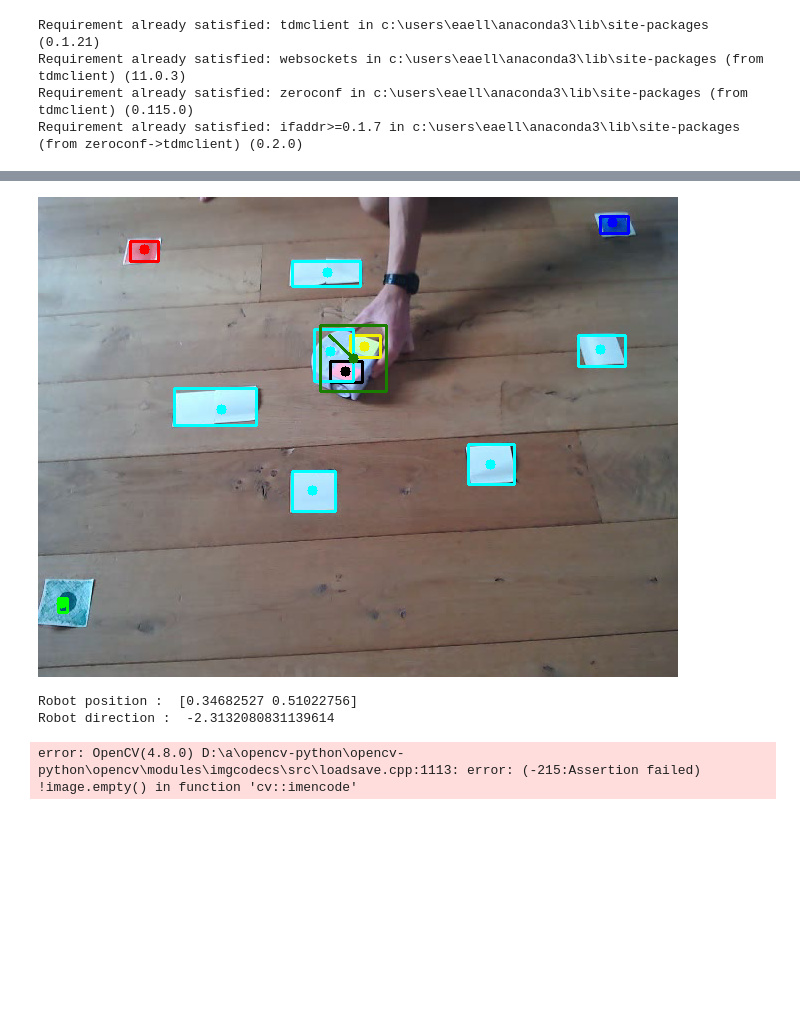
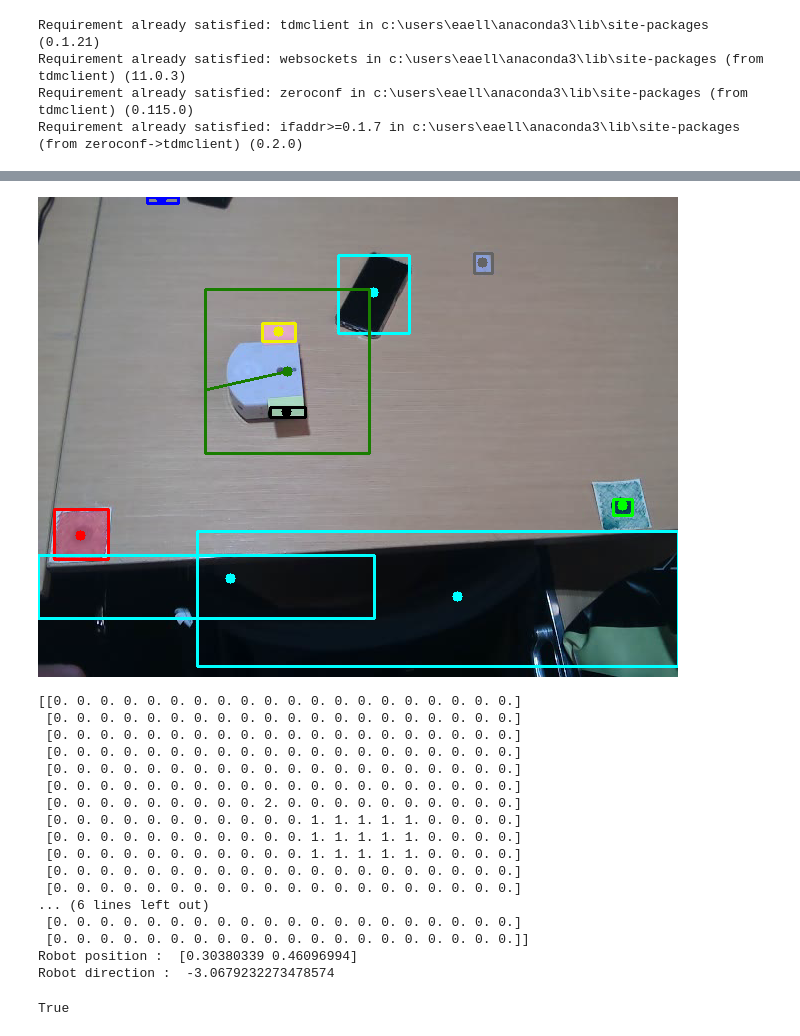
Before and after one commit to cafourni/Mobile-Robotics-Project, a Jupyter notebook: cv_v6.ipynb, the cells around one changed output, grey strips where cells are left out. Cells and saved outputs as stored; diff of their text form; code cells hidden in the pictures; blank space fills up the shorter version.

```diff
--- a/cv_v6.ipynb
+++ b/cv_v6.ipynb
@@ -332,22 +75,25 @@ color_ref1 = cv2.imread('ref1.jpg')
 ref1 = Obj(color_ref1, 50, 2, np.array([[0,0]]))
 
 color_ref2 = cv2.imread('ref2.jpg')
-ref2 = Obj(color_ref2, 50, 2, np.array([[0,0]]))
+ref2 = Obj(color_ref2, 100, 2, np.array([[0,0]]))
 
 color_ref3 = cv2.imread('ref3.jpg')
-ref3 = Obj(color_ref3, 50, 2, np.array([[0,0]]))
+ref3 = Obj(color_ref3, 100, 2, np.array([[0,0]]))
 
 map = Map(ref1, ref2, ref3)
 
 # Definition of the objects to recognize in the space
 color_obstacle = cv2.imread('obstacle.jpg')
-obstacle = Obj(color_obstacle, 600, 3)
+obstacle = Obj(color_obstacle, 700, 4)
+
+color_goal = cv2.imread('goal.jpg')
+goal = Obj(color_goal, 100, 4)
 
 color_left_mark = cv2.imread('left_mark.jpg')
-left_mark = Obj(color_left_mark, 50, 6)
+left_mark = Obj(color_left_mark, 50, 2)
 
 color_right_mark = cv2.imread('right_mark.jpg')
-right_mark = Obj(color_right_mark, 50, 3)
+right_mark = Obj(color_right_mark, 50, 2)
 
 thymio = Robot(right_mark, left_mark)
 
@@ -356,7 +102,7 @@ objects = [obstacle]
 refs = [ref1, ref2, ref3]
 
 # Open the video
-video = cv2.VideoCapture('test2_tracking.avi')
+video = cv2.VideoCapture('test3.avi')
 if (video.isOpened()== False):
   print("Error opening video stream or file")
 
@@ -370,39 +116,55 @@ while(video.isOpened()):
         ref1.draw(copy_f,(0, 255, 0))
         ref2.draw(copy_f,(0,0,255))
         ref3.draw(copy_f,(255, 0, 0))
+        goal.draw(copy_f, (100,100,100))
         left_mark.draw(copy_f,(0, 0, 0))
         right_mark.draw(copy_f,(0, 240, 240))
         obstacle.draw(copy_f, (255, 255, 0))
         thymio.draw(copy_f, (0, 125, 25))
         #show_frame(frame)
         show_frame(copy_f)
 
         # Print the map in a matrix format
-        #print(map.matrix(frame, objects, thymio, refs))
+        print(map.matrix(frame, objects, thymio, goal, refs))
         if np.size(thymio.localize(frame,map)[1], 0) > 0:
           print('Robot position : ', thymio.localize(frame,map)[0])
           print('Robot direction : ', vector_to_angle(thymio.localize(frame,map)[1]))
 
-        #time.sleep(0.01)
+        #time.sleep(0.4)
 
         clear_output(wait=True)
 
 
   # Break the loop
     else:
         break
 
 
 # When everything done, release the video capture object
 video.release()
 
 # Closes all the frames
 cv2.destroyAllWindows()
 # %% [output]
-[figure, old version]
+[figure, new version]
-Robot position :  [0.34682527 0.51022756]
-Robot direction :  -2.3132080831139614
+[[0. 0. 0. 0. 0. 0. 0. 0. 0. 0. 0. 0. 0. 0. 0. 0. 0. 0. 0. 0.]
+ [0. 0. 0. 0. 0. 0. 0. 0. 0. 0. 0. 0. 0. 0. 0. 0. 0. 0. 0. 0.]
+ [0. 0. 0. 0. 0. 0. 0. 0. 0. 0. 0. 0. 0. 0. 0. 0. 0. 0. 0. 0.]
+ [0. 0. 0. 0. 0. 0. 0. 0. 0. 0. 0. 0. 0. 0. 0. 0. 0. 0. 0. 0.]
+ [0. 0. 0. 0. 0. 0. 0. 0. 0. 0. 0. 0. 0. 0. 0. 0. 0. 0. 0. 0.]
+ [0. 0. 0. 0. 0. 0. 0. 0. 0. 0. 0. 0. 0. 0. 0. 0. 0. 0. 0. 0.]
+ [0. 0. 0. 0. 0. 0. 0. 0. 0. 2. 0. 0. 0. 0. 0. 0. 0. 0. 0. 0.]
+ [0. 0. 0. 0. 0. 0. 0. 0. 0. 0. 0. 1. 1. 1. 1. 1. 0. 0. 0. 0.]
+ [0. 0. 0. 0. 0. 0. 0. 0. 0. 0. 0. 1. 1. 1. 1. 1. 0. 0. 0. 0.]
+ [0. 0. 0. 0. 0. 0. 0. 0. 0. 0. 0. 1. 1. 1. 1. 1. 0. 0. 0. 0.]
+ [0. 0. 0. 0. 0. 0. 0. 0. 0. 0. 0. 0. 0. 0. 0. 0. 0. 0. 0. 0.]
+ [0. 0. 0. 0. 0. 0. 0. 0. 0. 0. 0. 0. 0. 0. 0. 0. 0. 0. 0. 0.]
+... (6 lines left out)
+ [0. 0. 0. 0. 0. 0. 0. 0. 0. 0. 0. 0. 0. 0. 0. 0. 0. 0. 0. 0.]
+ [0. 0. 0. 0. 0. 0. 0. 0. 0. 0. 0. 0. 0. 0. 0. 0. 0. 0. 0. 0.]]
+Robot position :  [0.30380339 0.46096994]
+Robot direction :  -3.0679232273478574
 # %%
-cv2.imwrite('objects.jpg',video_imgs[40])
+cv2.imwrite('objects.jpg',video_imgs[295])
 # %% [output]
-error: OpenCV(4.8.0) D:\a\opencv-python\opencv-python\opencv\modules\imgcodecs\src\loadsave.cpp:1113: error: (-215:Assertion failed) !image.empty() in function 'cv::imencode'
+True
```
Also changed, not shown: parts of 3 cells of this notebook.
